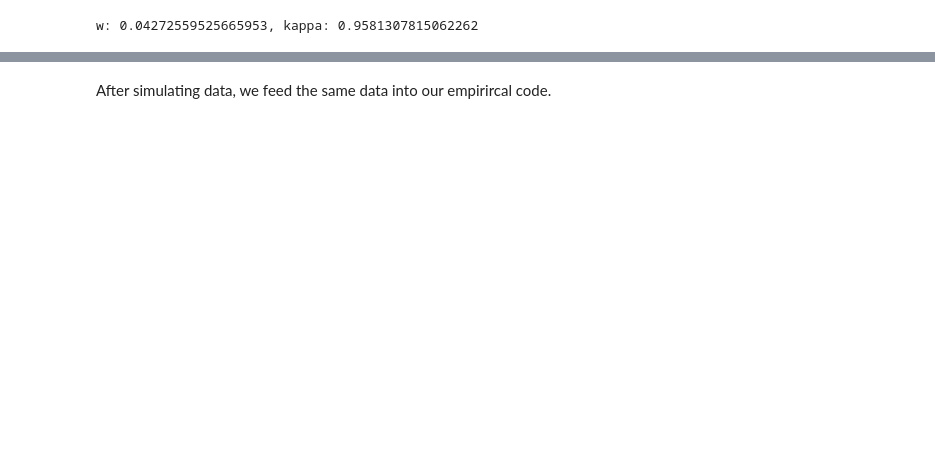
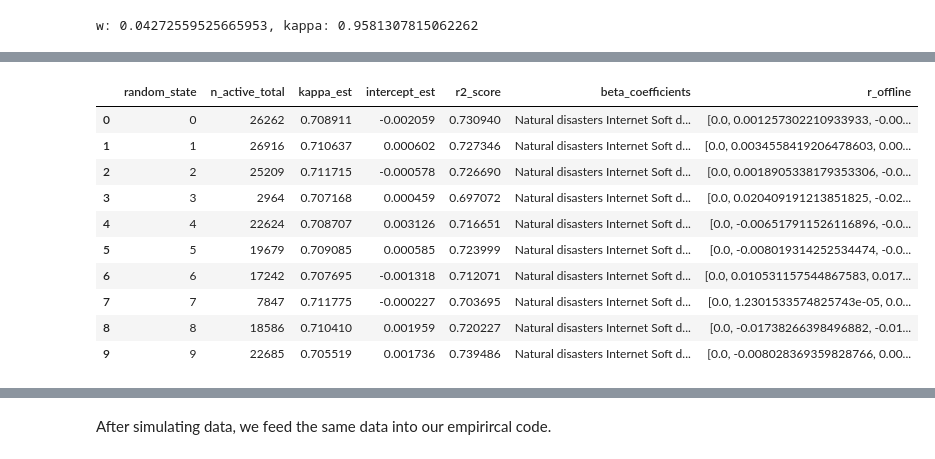
Before and after one commit to TommasoDF/Lasso_paper, a Jupyter notebook: Theory/simulate_with_topics_v2.ipynb, the cells around one changed output, grey strips where cells are left out. Drawn from its saved outputs; the diff is of its cells as text; code cells hidden in the pictures; blank space fills up the shorter version.

```diff
--- a/Theory/simulate_with_topics_v2.ipynb
+++ b/Theory/simulate_with_topics_v2.ipynb
@@ -296,3 +421,17 @@ Mean Beta for Natural disasters in Run 0: 0.000000
+# %%
+results_df
+# %% [output]
+|  | random_state | n_active_total | kappa_est | intercept_est | r2_score | beta_coefficients | r_offline |
+| 0 | 0 | 26262 | 0.708911 | -0.002059 | 0.730940 | Natural disasters Internet Soft d... | [0.0, 0.001257302210933933, -0.00... |
+| 1 | 1 | 26916 | 0.710637 | 0.000602 | 0.727346 | Natural disasters Internet Soft d... | [0.0, 0.0034558419206478603, 0.00... |
+| 2 | 2 | 25209 | 0.711715 | -0.000578 | 0.726690 | Natural disasters Internet Soft d... | [0.0, 0.0018905338179353306, -0.0... |
+| 3 | 3 | 2964 | 0.707168 | 0.000459 | 0.697072 | Natural disasters Internet Soft d... | [0.0, 0.020409191213851825, -0.02... |
+| 4 | 4 | 22624 | 0.708707 | 0.003126 | 0.716651 | Natural disasters Internet Soft d... | [0.0, -0.006517911526116896, -0.0... |
+| 5 | 5 | 19679 | 0.709085 | 0.000585 | 0.723999 | Natural disasters Internet Soft d... | [0.0, -0.008019314252534474, -0.0... |
+| 6 | 6 | 17242 | 0.707695 | -0.001318 | 0.712071 | Natural disasters Internet Soft d... | [0.0, 0.010531157544867583, 0.017... |
+| 7 | 7 | 7847 | 0.711775 | -0.000227 | 0.703695 | Natural disasters Internet Soft d... | [0.0, 1.2301533574825743e-05, 0.0... |
+| 8 | 8 | 18586 | 0.710410 | 0.001959 | 0.720227 | Natural disasters Internet Soft d... | [0.0, -0.01738266398496882, -0.01... |
+| 9 | 9 | 22685 | 0.705519 | 0.001736 | 0.739486 | Natural disasters Internet Soft d... | [0.0, -0.008028369359828766, 0.00... |
 # %%
 # plot the results
 plt.figure(figsize=(12, 8))
```
Also changed, not shown: parts of 15 cells of this notebook.
